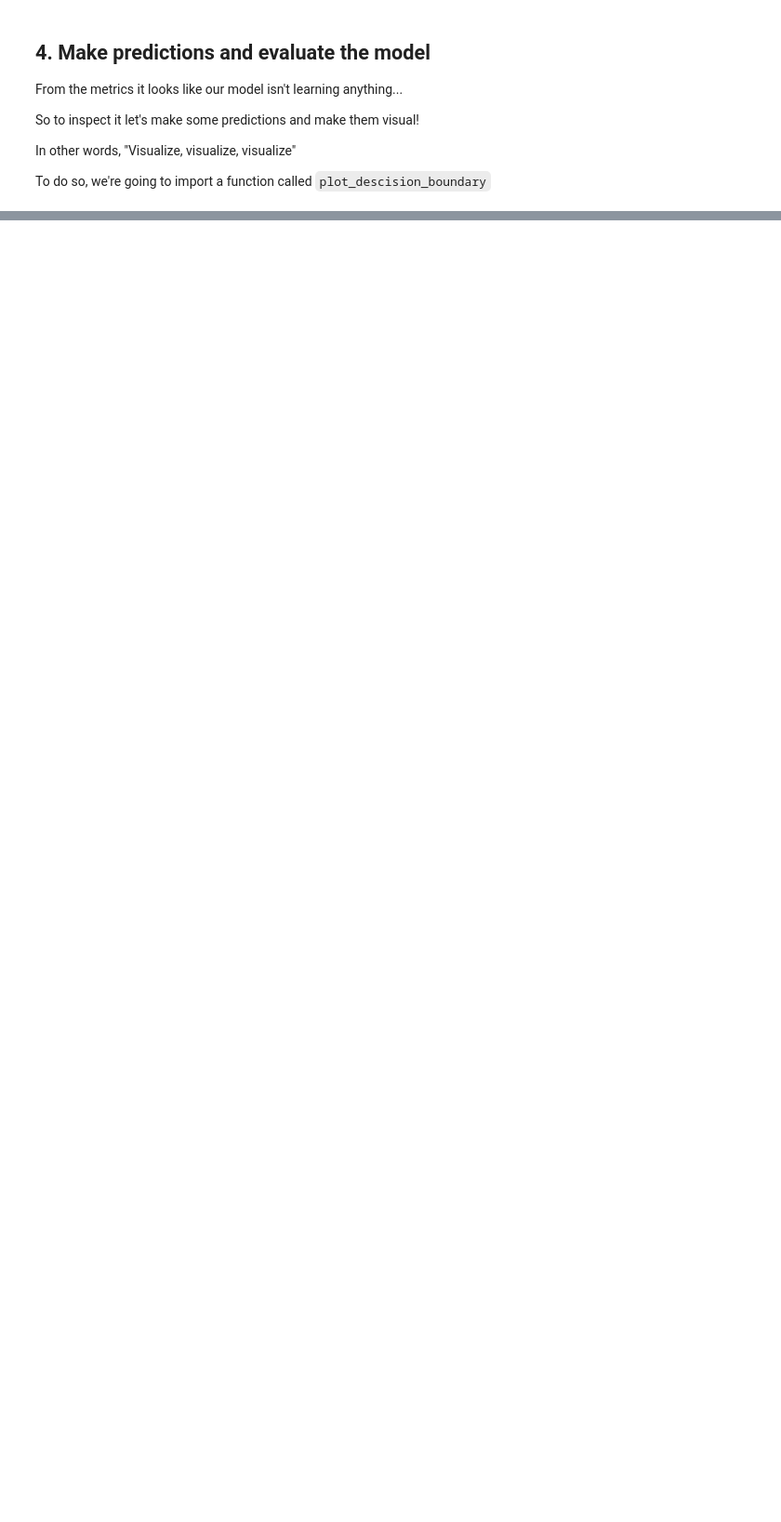
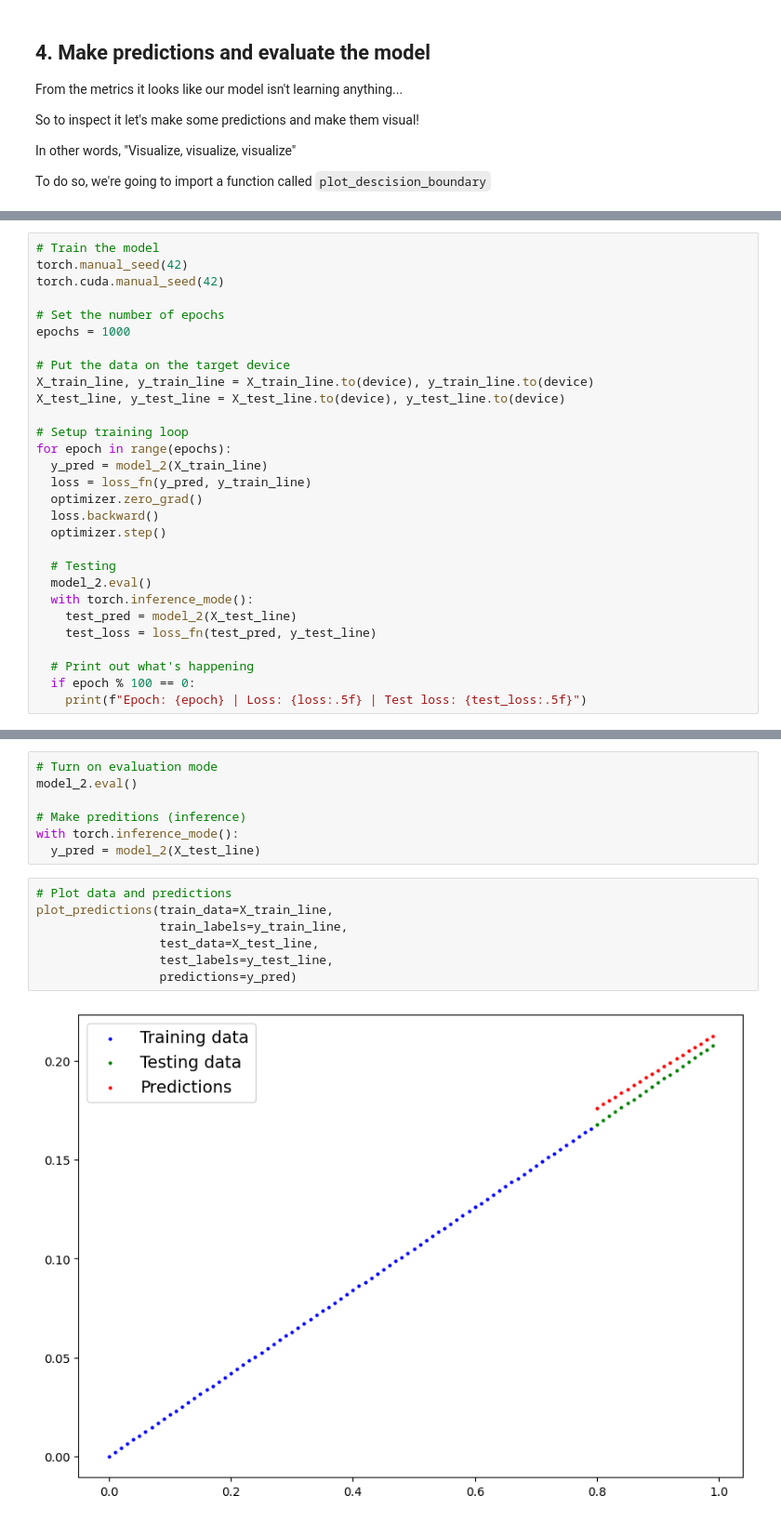
Before and after one commit to Spicyredd/Learn_PyTorch, a Jupyter notebook: 02_pytorch_classification_video.ipynb, the cells around one changed output, grey strips where cells are left out. Shown at 93% size. Drawn from its saved outputs; the diff is of its cells as text; blank space fills up the shorter version.

```diff
--- a/02_pytorch_classification_video.ipynb
+++ b/02_pytorch_classification_video.ipynb
@@ -435,0 +677,29 @@ import requests
+# %%
+# Train the model
+torch.manual_seed(42)
+torch.cuda.manual_seed(42)
+
+# Set the number of epochs
+epochs = 1000
+
+# Put the data on the target device
+X_train_line, y_train_line = X_train_line.to(device), y_train_line.to(device)
+X_test_line, y_test_line = X_test_line.to(device), y_test_line.to(device)
+
+# Setup training loop
+for epoch in range(epochs):
+  y_pred = model_2(X_train_line)
+  loss = loss_fn(y_pred, y_train_line)
+  optimizer.zero_grad()
+  loss.backward()
+  optimizer.step()
+
+  # Testing
+  model_2.eval()
+  with torch.inference_mode():
+    test_pred = model_2(X_test_line)
+    test_loss = loss_fn(test_pred, y_test_line)
+
+  # Print out what's happening
+  if epoch % 100 == 0:
+    print(f"Epoch: {epoch} | Loss: {loss:.5f} | Test loss: {test_loss:.5f}")
@@ -435,0 +717,16 @@ import requests
+# %%
+# Turn on evaluation mode
+model_2.eval()
+
+# Make preditions (inference)
+with torch.inference_mode():
+  y_pred = model_2(X_test_line)
+# %%
+# Plot data and predictions
+plot_predictions(train_data=X_train_line,
+                 train_labels=y_train_line,
+                 test_data=X_test_line,
+                 test_labels=y_test_line,
+                 predictions=y_pred)
+# %% [output]
+[figure, added]
```
Also changed, not shown: parts of 73 cells of this notebook.
